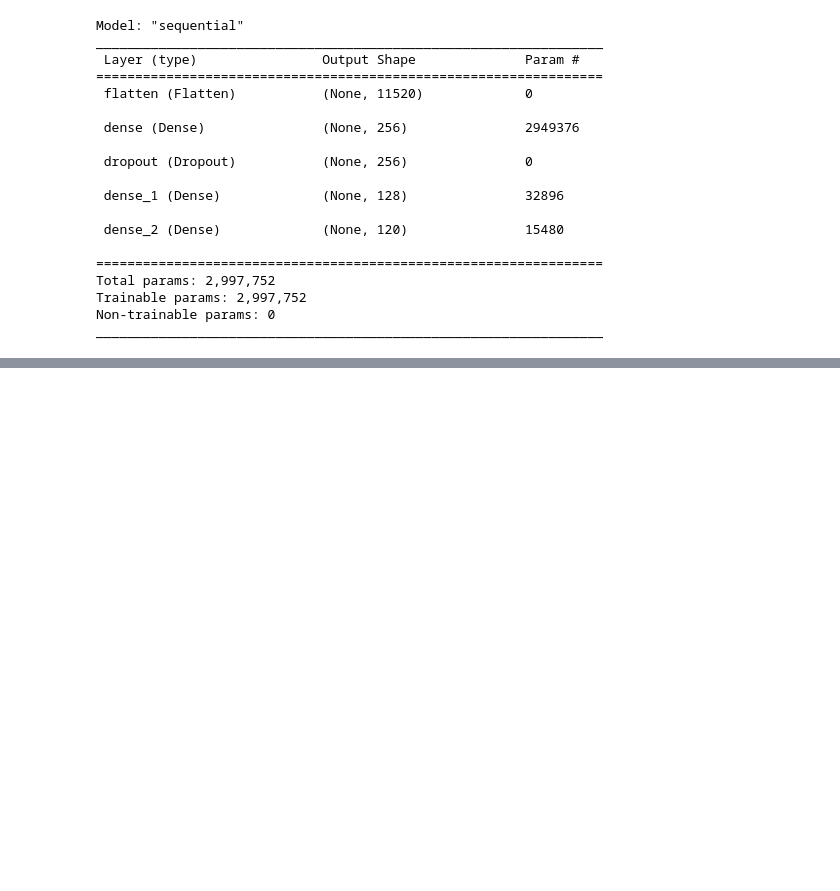
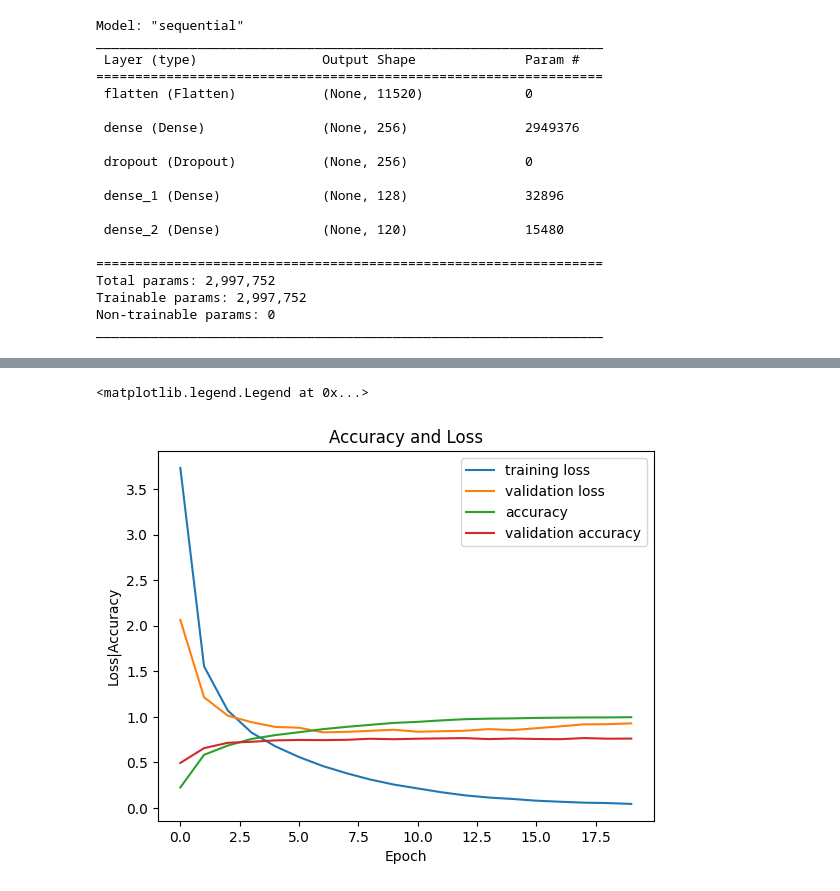
Before and after one commit to VMD121199/Computer-Vision-Lab, a Jupyter notebook: Lab01/dog-breed-identification/dog_breed_classification.ipynb, the cells around one changed output, grey strips where cells are left out. Cells and saved outputs as stored; diff of their text form; code cells hidden in the pictures; blank space fills up the shorter version.

```diff
--- a/Lab01/dog-breed-identification/dog_breed_classification.ipynb
+++ b/Lab01/dog-breed-identification/dog_breed_classification.ipynb
@@ -239,2 +248,27 @@ Epoch 20/20
+# %%
+fig = plt.figure()
+plt.plot(
+    np.arange(0, epochs), history.history["loss"], label="training loss"
+)
+plt.plot(
+    np.arange(0, epochs),
+    history.history["val_loss"],
+    label="validation loss",
+)
+plt.plot(
+    np.arange(0, epochs), history.history["accuracy"], label="accuracy"
+)
+plt.plot(
+    np.arange(0, epochs),
+    history.history["val_accuracy"],
+    label="validation accuracy",
+)
+plt.title("Accuracy and Loss")
+plt.xlabel("Epoch")
+plt.ylabel("Loss|Accuracy")
+plt.legend()
+# %% [output]
+<matplotlib.legend.Legend at 0x...>
+[figure, added]
 # %%
 test_path = "./data/test/"
```
Also changed, not shown: parts of 14 cells of this notebook, 4 other files.
